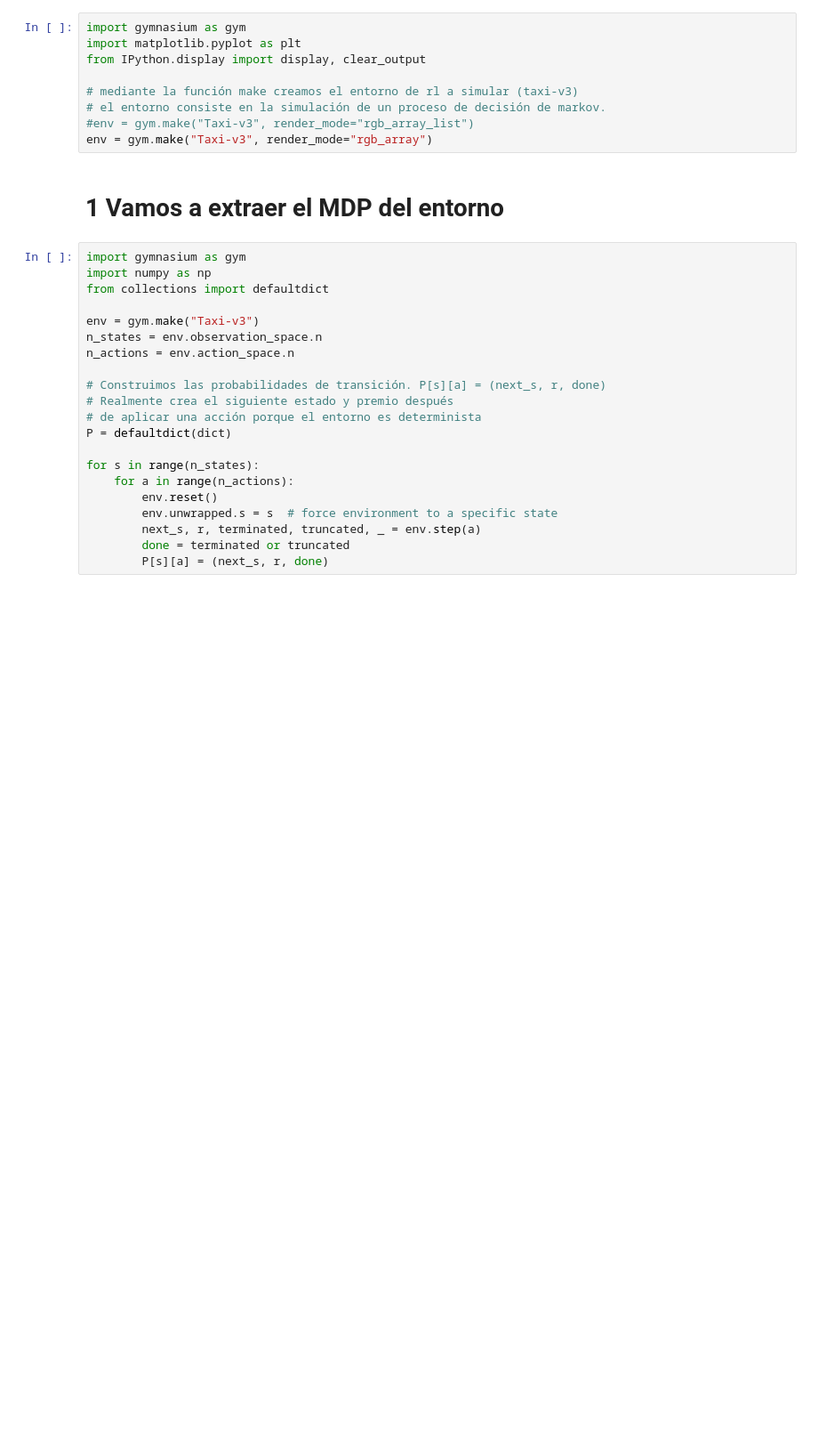
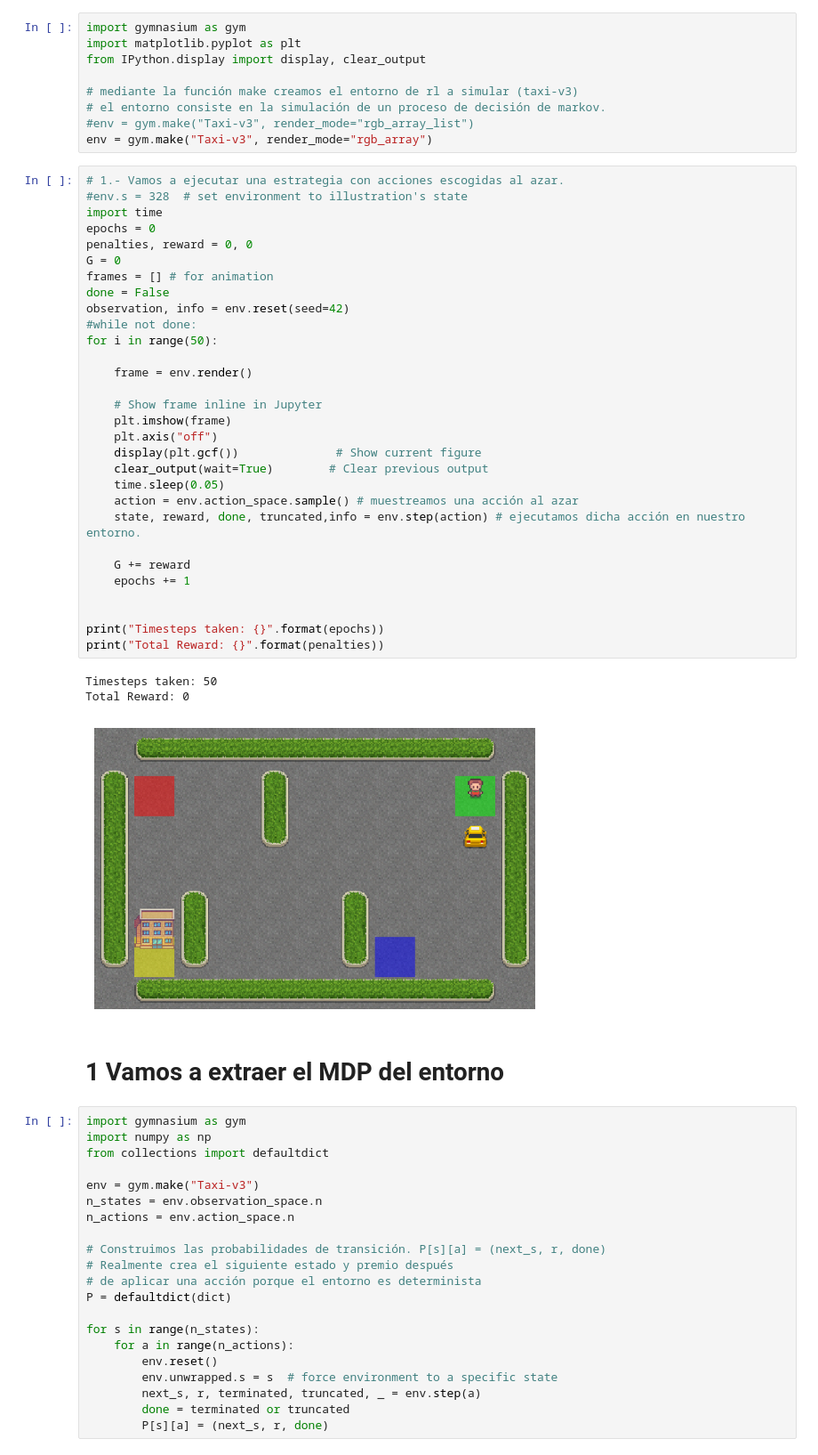
Before and after one commit to mmartinb75/master_ai_rl, a Jupyter notebook: DP_taxi copy.ipynb, the cells around one changed output. Shown at 89% size. Cells and saved outputs as stored; diff of their text form; blank space fills up the shorter version.

```diff
--- a/DP_taxi copy.ipynb
+++ b/DP_taxi copy.ipynb
@@ -7,6 +7,40 @@ from IPython.display import display, clear_output
 # el entorno consiste en la simulación de un proceso de decisión de markov.
 #env = gym.make("Taxi-v3", render_mode="rgb_array_list")
 env = gym.make("Taxi-v3", render_mode="rgb_array")
+# %%
+# 1.- Vamos a ejecutar una estrategia con acciones escogidas al azar.
+#env.s = 328  # set environment to illustration's state
+import time
+epochs = 0
+penalties, reward = 0, 0
+G = 0
+frames = [] # for animation
+done = False
+observation, info = env.reset(seed=42)
+#while not done:
+for i in range(50):
+
+    frame = env.render()
+
+    # Show frame inline in Jupyter
+    plt.imshow(frame)
+    plt.axis("off")
+    display(plt.gcf())              # Show current figure
+    clear_output(wait=True)        # Clear previous output
+    time.sleep(0.05)
+    action = env.action_space.sample() # muestreamos una acción al azar
+    state, reward, done, truncated,info = env.step(action) # ejecutamos dicha acción en nuestro entorno.
+
+    G += reward
+    epochs += 1
+
+
+print("Timesteps taken: {}".format(epochs))
+print("Total Reward: {}".format(penalties))
+# %% [output]
+Timesteps taken: 50
+Total Reward: 0
+[figure, added]
 # %% [markdown]
 # 1 Vamos a extraer el MDP del entorno #
 # %%
```
Also changed, not shown: parts of 3 cells of this notebook, 9 other files.
